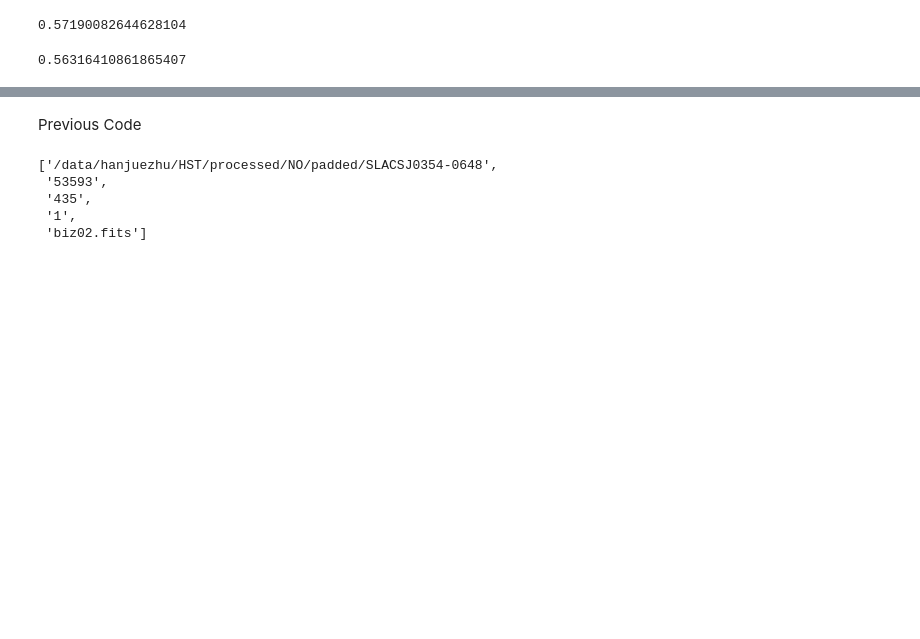
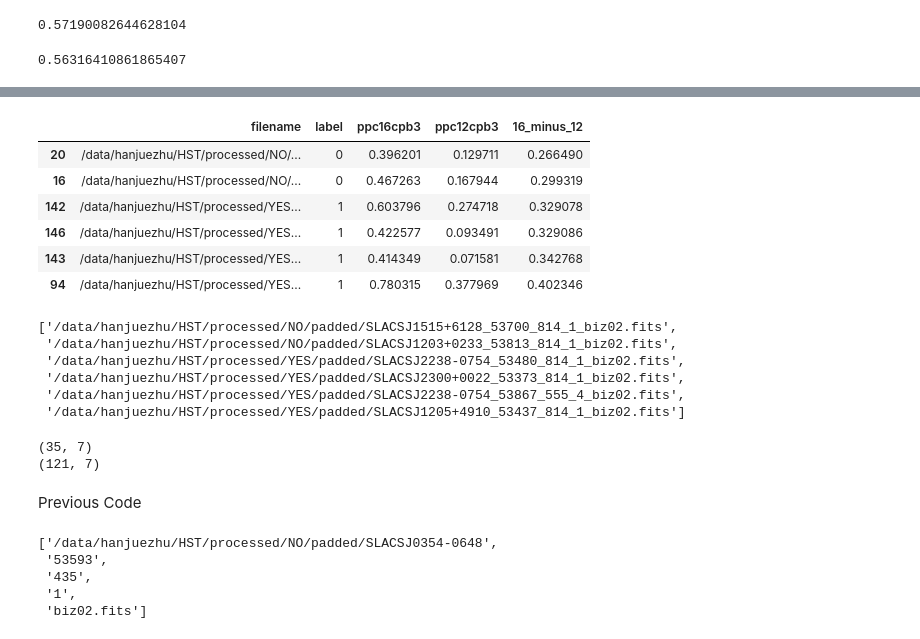
Before and after one commit to cavestruz/ALL_obs, a Jupyter notebook: ScoresAndHOG.ipynb, the cells around one changed output, grey strips where cells are left out. Cells and saved outputs as stored; diff of their text form; code cells hidden in the pictures; blank space fills up the shorter version.

```diff
--- a/ScoresAndHOG.ipynb
+++ b/ScoresAndHOG.ipynb
@@ -435,0 +481,19 @@ roc_auc_score(filescore_top2_real['label'], filescore_top2_real['score'])
+# %%
+compare.tail(6)
+# %% [output]
+|  | filename | label | ppc16cpb3 | ppc12cpb3 | 16_minus_12 |
+| 20 | /data/hanjuezhu/HST/processed/NO/... | 0 | 0.396201 | 0.129711 | 0.266490 |
+| 16 | /data/hanjuezhu/HST/processed/NO/... | 0 | 0.467263 | 0.167944 | 0.299319 |
+| 142 | /data/hanjuezhu/HST/processed/YES... | 1 | 0.603796 | 0.274718 | 0.329078 |
+| 146 | /data/hanjuezhu/HST/processed/YES... | 1 | 0.422577 | 0.093491 | 0.329086 |
+| 143 | /data/hanjuezhu/HST/processed/YES... | 1 | 0.414349 | 0.071581 | 0.342768 |
+| 94 | /data/hanjuezhu/HST/processed/YES... | 1 | 0.780315 | 0.377969 | 0.402346 |
+# %%
+list(compare.tail(6)['filename'])
+# %% [output]
+['/data/hanjuezhu/HST/processed/NO/padded/SLACSJ1515+6128_53700_814_1_biz02.fits',
+ '/data/hanjuezhu/HST/processed/NO/padded/SLACSJ1203+0233_53813_814_1_biz02.fits',
+ '/data/hanjuezhu/HST/processed/YES/padded/SLACSJ2238-0754_53480_814_1_biz02.fits',
+ '/data/hanjuezhu/HST/processed/YES/padded/SLACSJ2300+0022_53373_814_1_biz02.fits',
+ '/data/hanjuezhu/HST/processed/YES/padded/SLACSJ2238-0754_53867_555_4_biz02.fits',
+ '/data/hanjuezhu/HST/processed/YES/padded/SLACSJ1205+4910_53437_814_1_biz02.fits']
@@ -436,3 +502,10 @@ roc_auc_score(filescore_top2_real['label'], filescore_top2_real['score'])
+# %%
+# How many lens and non-lens images are there?
+print filescore_avg_real[filescore_avg_real['label'] == 0].shape
+print filescore_avg_real[filescore_avg_real['label'] == 1].shape
+# %% [output]
+(35, 7)
+(121, 7)
 # %% [markdown]
 Previous Code
 # %%
```
Also changed, not shown: parts of 7 cells of this notebook.
